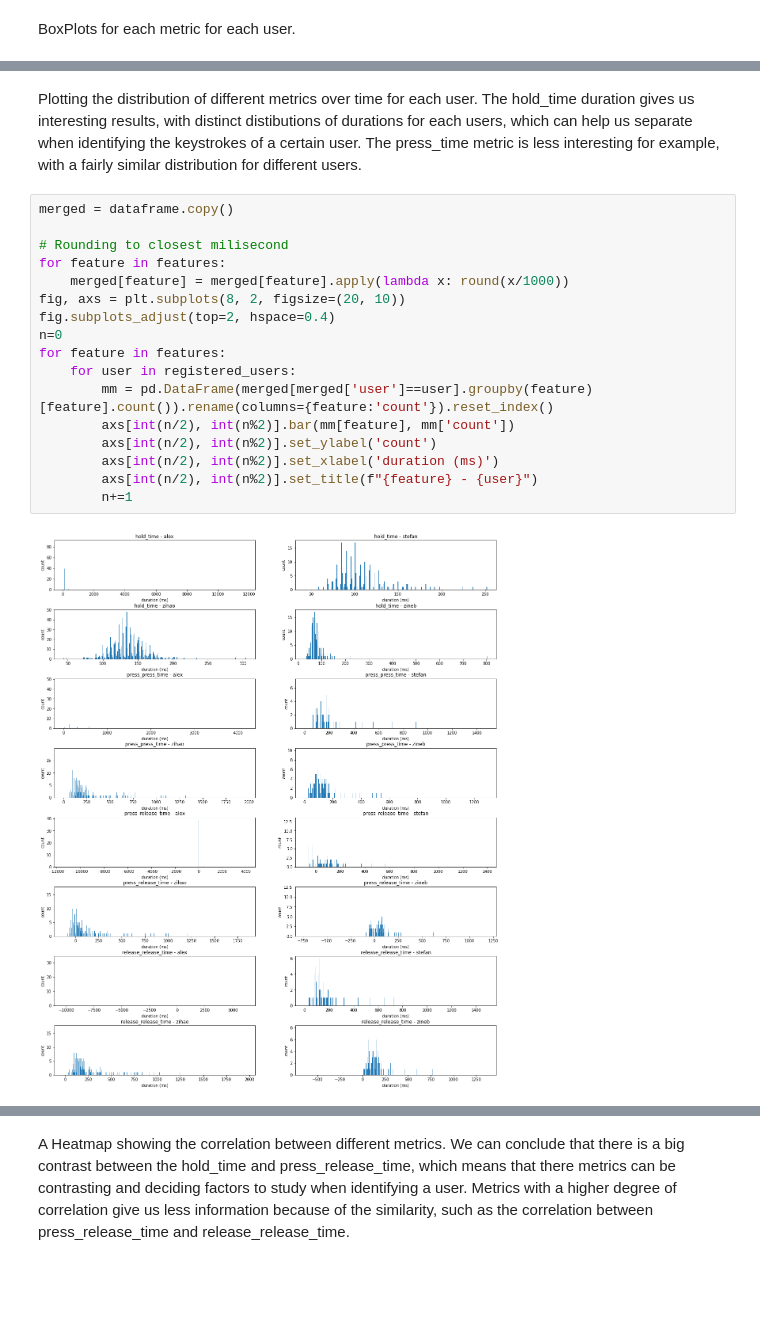
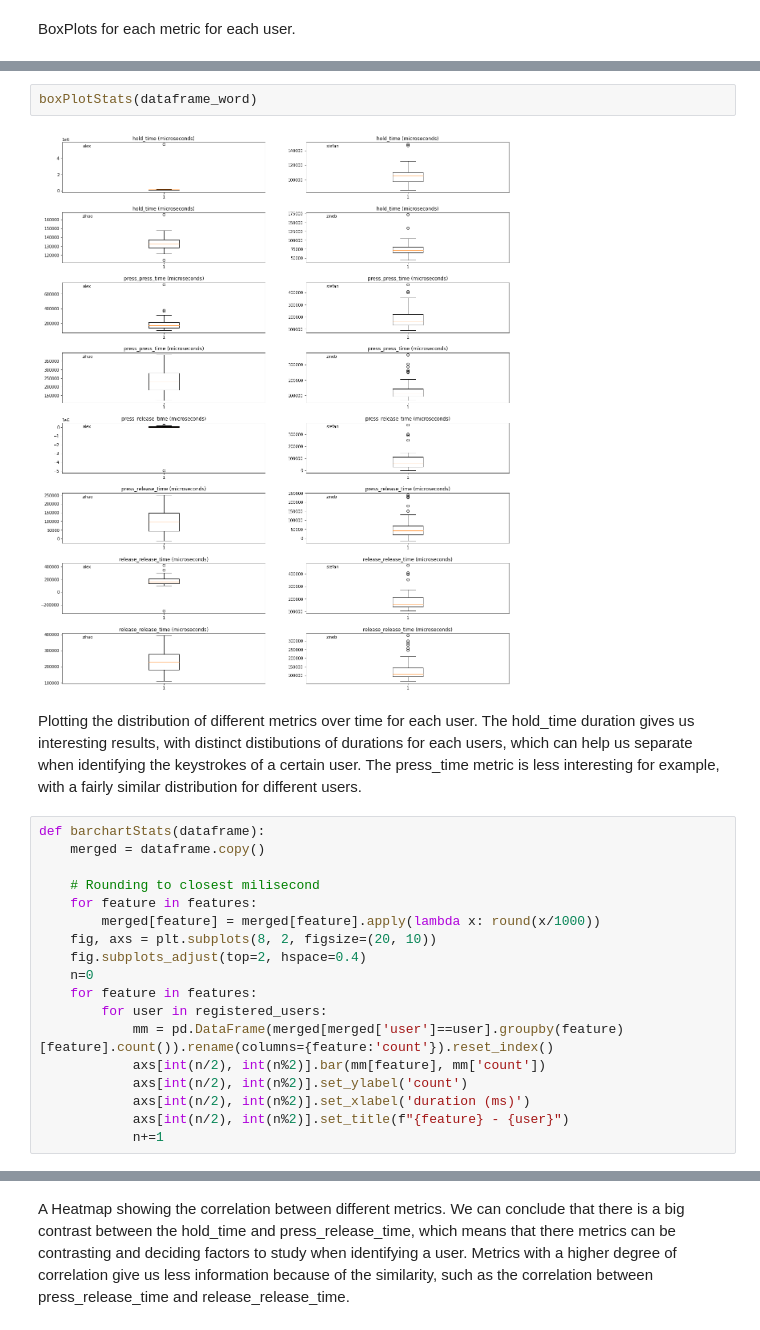
Before and after one commit to abremard/OT2_Data_Mining, a Jupyter notebook: main.ipynb, the cells around one changed output, grey strips where cells are left out. Drawn from its saved outputs; the diff is of its cells as text; blank space fills up the shorter version.

```diff
--- a/main.ipynb
+++ b/main.ipynb
@@ -393,21 +382,24 @@ for feature in features:
+# %%
+boxPlotStats(dataframe_word)
+# %% [output]
+[figure, added]
 # %% [markdown]
 Plotting the distribution of different metrics over time for each user. The hold_time duration gives us interesting results, with distinct distibutions of durations for each users, which can help us separate when identifying the keystrokes of a certain user. The press_time metric is less interesting for example, with a fairly similar distribution for different users.
 # %%
-merged = dataframe.copy()
+def barchartStats(dataframe):
+    merged = dataframe.copy()
 
-# Rounding to closest milisecond
-for feature in features:
-    merged[feature] = merged[feature].apply(lambda x: round(x/1000))
-fig, axs = plt.subplots(8, 2, figsize=(20, 10))
-fig.subplots_adjust(top=2, hspace=0.4)
-n=0
-for feature in features:
-    for user in registered_users:
-        mm = pd.DataFrame(merged[merged['user']==user].groupby(feature)[feature].count()).rename(columns={feature:'count'}).reset_index()
-        axs[int(n/2), int(n%2)].bar(mm[feature], mm['count'])
-        axs[int(n/2), int(n%2)].set_ylabel('count')
-        axs[int(n/2), int(n%2)].set_xlabel('duration (ms)')
-        axs[int(n/2), int(n%2)].set_title(f"{feature} - {user}")
-        n+=1
+    # Rounding to closest milisecond
+    for feature in features:
+        merged[feature] = merged[feature].apply(lambda x: round(x/1000))
+    fig, axs = plt.subplots(8, 2, figsize=(20, 10))
+    fig.subplots_adjust(top=2, hspace=0.4)
+    n=0
+    for feature in features:
+        for user in registered_users:
+            mm = pd.DataFrame(merged[merged['user']==user].groupby(feature)[feature].count()).rename(columns={feature:'count'}).reset_index()
+            axs[int(n/2), int(n%2)].bar(mm[feature], mm['count'])
+            axs[int(n/2), int(n%2)].set_ylabel('count')
+            axs[int(n/2), int(n%2)].set_xlabel('duration (ms)')
+            axs[int(n/2), int(n%2)].set_title(f"{feature} - {user}")
+            n+=1
-# %% [output]
-[figure, removed]
```
Also changed, not shown: parts of 30 cells of this notebook, 8 other files.
